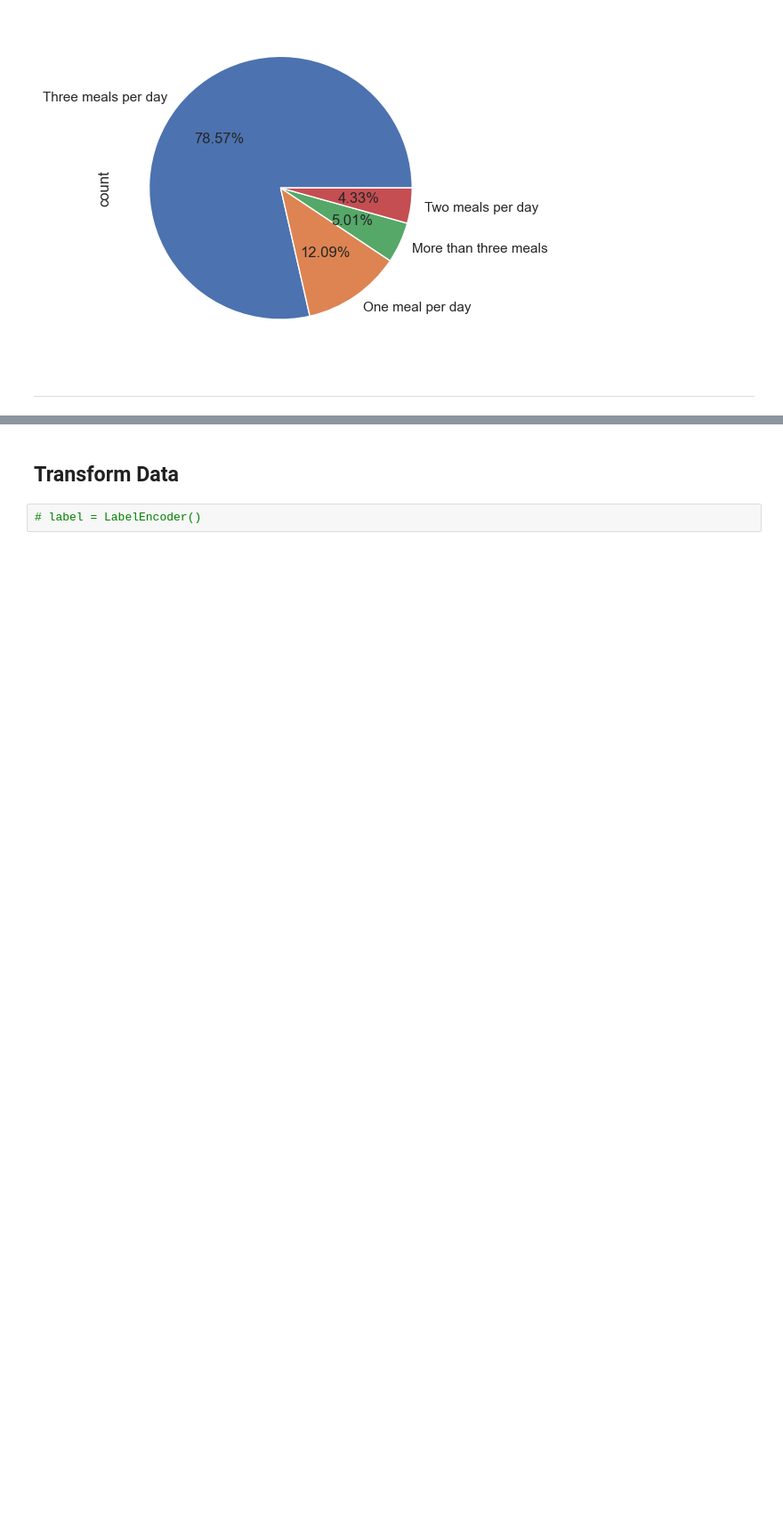
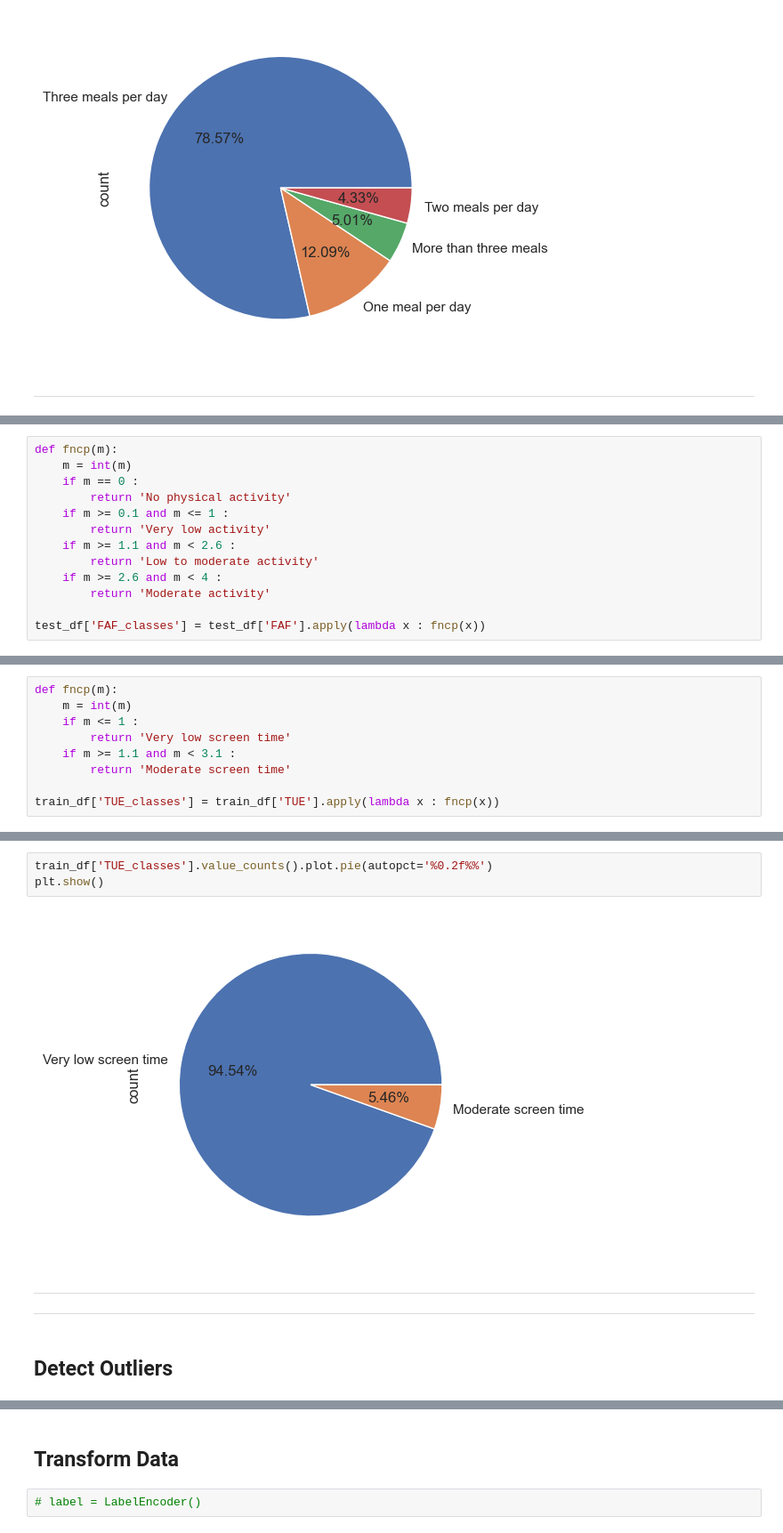
Before and after one commit to Mohamed-Jamyl/ML-DL_and_Data-Science_projects, a Jupyter notebook: Obesity Risk MClassification_project/Obesity risk classification.ipynb, the cells around one changed output, grey strips where cells are left out. Shown at 89% size. Cells and saved outputs as stored; diff of their text form; blank space fills up the shorter version.

```diff
--- a/Obesity Risk MClassification_project/Obesity risk classification.ipynb
+++ b/Obesity Risk MClassification_project/Obesity risk classification.ipynb
@@ -626,0 +703,13 @@ plt.show()
+# %%
+def fncp(m):
+    m = int(m)
+    if m == 0 :
+        return 'No physical activity'
+    if m >= 0.1 and m <= 1 :
+        return 'Very low activity'
+    if m >= 1.1 and m < 2.6 :
+        return 'Low to moderate activity'
+    if m >= 2.6 and m < 4 :
+        return 'Moderate activity'
+
+test_df['FAF_classes'] = test_df['FAF'].apply(lambda x : fncp(x))
@@ -626,0 +759,9 @@ plt.show()
+# %%
+def fncp(m):
+    m = int(m)
+    if m <= 1 :
+        return 'Very low screen time'
+    if m >= 1.1 and m < 3.1 :
+        return 'Moderate screen time'
+
+train_df['TUE_classes'] = train_df['TUE'].apply(lambda x : fncp(x))
@@ -627,3 +791,13 @@ plt.show()
+# %%
+train_df['TUE_classes'].value_counts().plot.pie(autopct='%0.2f%%')
+plt.show()
+# %% [output]
+[figure, added]
+# %% [markdown]
+-----------------------
+-----------------------
+# %% [markdown]
+## **Detect Outliers**
 # %%
 train_df
 # %% [output]
```
Also changed, not shown: parts of 30 cells of this notebook.
